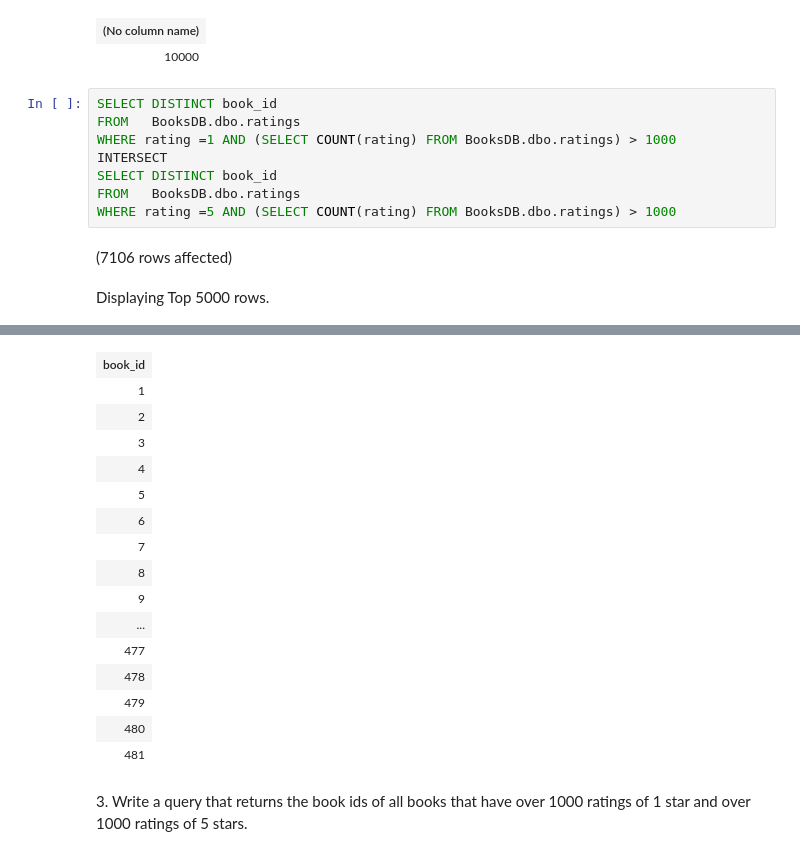
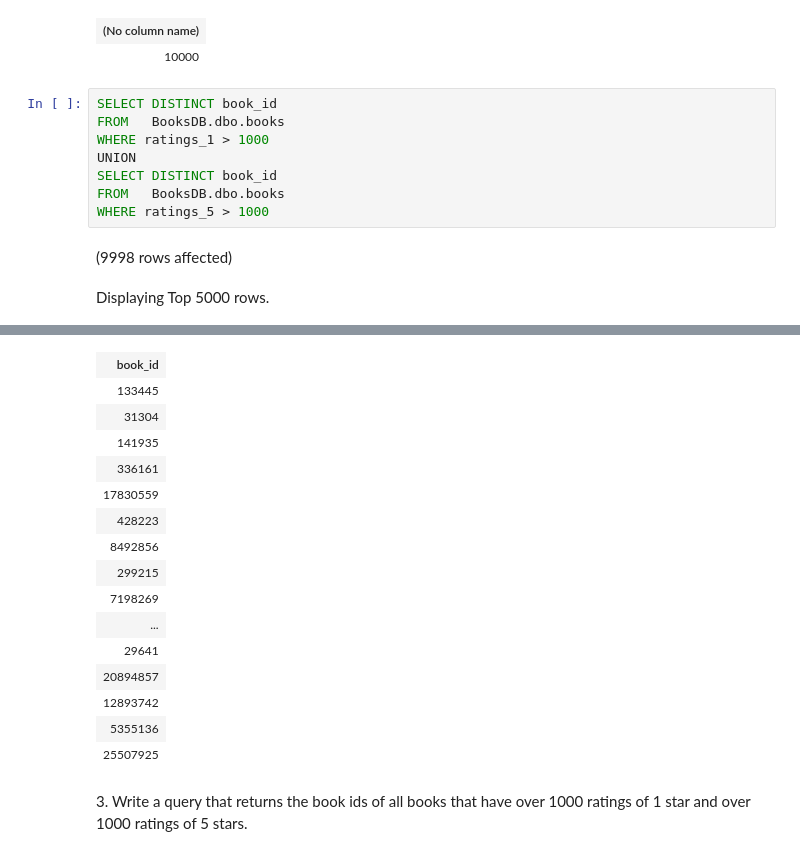
Before and after one commit to sclarksienki/sql-part4-exercises, a Jupyter notebook: sql-part4.ipynb, the cells around one changed output, grey strips where cells are left out. Saved outputs shown, nothing was run; the diff lists cells and outputs as text.

```diff
--- a/sql-part4.ipynb
+++ b/sql-part4.ipynb
@@ -52,12 +35,12 @@ Total execution time: 00:00:00.147
 | 10000 |
 # %%
 SELECT DISTINCT book_id
-FROM   BooksDB.dbo.ratings
-WHERE rating =1 AND (SELECT COUNT(rating) FROM BooksDB.dbo.ratings) > 1000
-INTERSECT
+FROM   BooksDB.dbo.books
+WHERE ratings_1 > 1000
+UNION
 SELECT DISTINCT book_id
-FROM   BooksDB.dbo.ratings
-WHERE rating =5 AND (SELECT COUNT(rating) FROM BooksDB.dbo.ratings) > 1000
+FROM   BooksDB.dbo.books
+WHERE ratings_5 > 1000
 # %% [output]
-(7106 rows affected)
+(9998 rows affected)
 Displaying Top 5000 rows.
@@ -65,18 +48,18 @@ Total execution time: 00:00:00.733
 | book_id |
-| 1 |
-| 2 |
-| 3 |
-| 4 |
-| 5 |
-| 6 |
-| 7 |
-| 8 |
-| 9 |
+| 133445 |
+| 31304 |
+| 141935 |
+| 336161 |
+| 17830559 |
+| 428223 |
+| 8492856 |
+| 299215 |
+| 7198269 |
 | ... |
-| 477 |
-| 478 |
-| 479 |
-| 480 |
-| 481 |
+| 29641 |
+| 20894857 |
+| 12893742 |
+| 5355136 |
+| 25507925 |
 # %% [markdown]
 3. Write a query that returns the book ids of all books that have over 1000 ratings of 1 star and over 1000 ratings of 5 stars.
```
Also changed, not shown: parts of 7 cells of this notebook.
